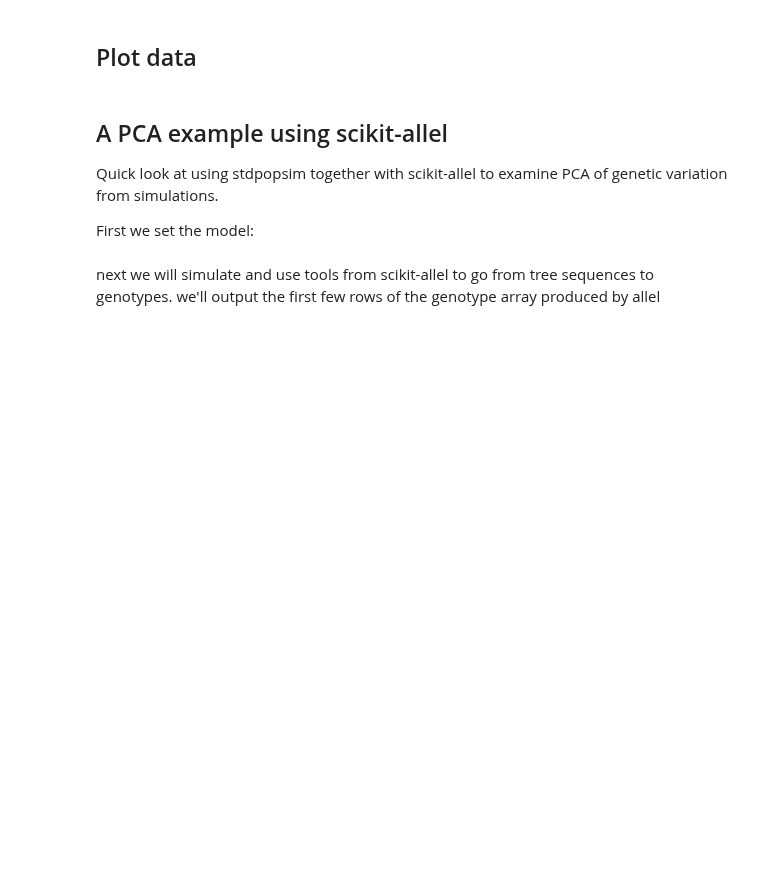
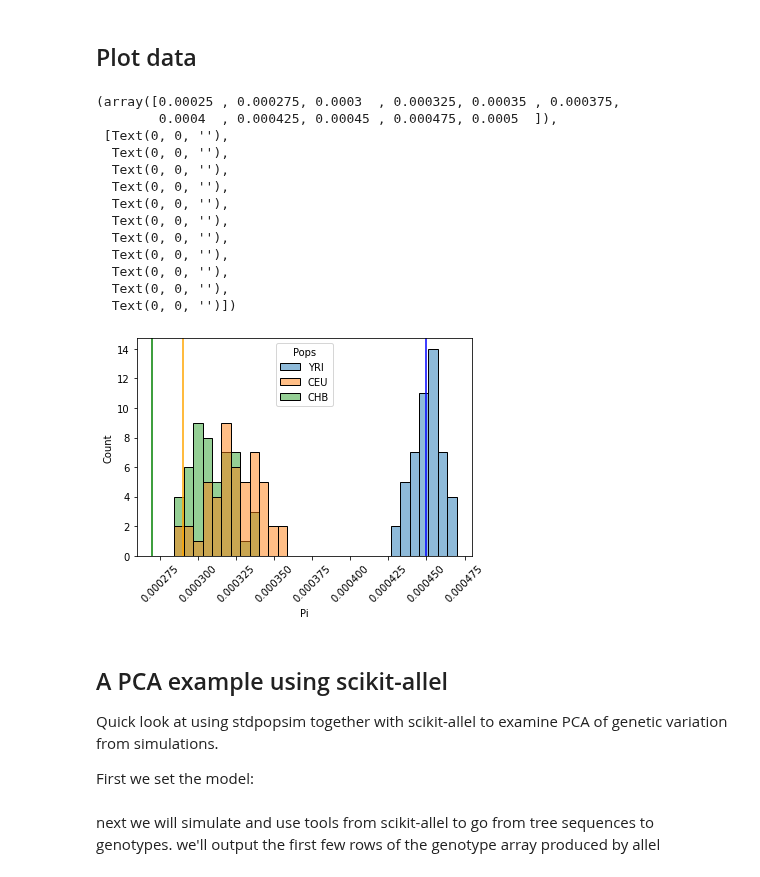
Before and after one commit to popsim-consortium/workshops, a Jupyter notebook: intro_stdpopsim/Intro_stdpopsim.ipynb, the cells around one changed output. Saved outputs shown, nothing was run; the diff lists cells and outputs as text; code cells hidden in the pictures; blank space fills up the shorter version.

```diff
--- a/intro_stdpopsim/Intro_stdpopsim.ipynb
+++ b/intro_stdpopsim/Intro_stdpopsim.ipynb
@@ -169,7 +224,7 @@ with open("OutOfAfrica_3G09_API.vcf", "w") as vcf_file:
 # %%
 species = stdpopsim.get_species("") #fill me!
 model = species.get_demographic_model('') #fill me!
-samples = model.get_samples() #fill me!
+samples =  #fill me!
 engine = stdpopsim.get_engine('msprime')
 contig = species.get_contig("", length_multiplier=0.1) #fill me!
 ts = engine.simulate(model, contig, samples)
@@ -271,7 +439,7 @@ _Do we want to reduce the chromosome size?_
 import stdpopsim
 species = stdpopsim.get_species("HomSap")
 model = species.get_demographic_model('OutOfAfrica_3G09')
-samples = model.get_samples(10, 10, 10)
+samples = {"YRI": 10, "CHB": 10, "CEU": 10}
 engine = stdpopsim.get_engine('msprime')
 contig = species.get_contig("chr22", length_multiplier=0.1)
 # %% [markdown]
@@ -305,5 +478,5 @@ Convert simulated stats to a dataframe (only dataframes are easy to work with),
 # %%
 import pandas as pd
 pi_df = pd.DataFrame(
-    data=pi_list, columns=[pop.id for pop in model.populations])
+    data=pi_list, columns=[pop.name for pop in model.populations])
 pi_df.head()
@@ -314,10 +494,26 @@ pi_df_melted = pd.melt(pi_df, var_name='Pops', value_name='Pi')
 # %%
 import seaborn as sns
 import matplotlib.pyplot as plt
 ax = sns.histplot(data=pi_df_melted, x="Pi", hue="Pops", bins=30)
 ax.axvline(x=piA, color='blue')
 ax.axvline(x=piB, color='orange')
 ax.axvline(x=piC, color='green')
+plt.xticks(rotation=45)
+# %% [output]
+(array([0.00025 , 0.000275, 0.0003  , 0.000325, 0.00035 , 0.000375,
+        0.0004  , 0.000425, 0.00045 , 0.000475, 0.0005  ]),
+ [Text(0, 0, ''),
+  Text(0, 0, ''),
+  Text(0, 0, ''),
+  Text(0, 0, ''),
+  Text(0, 0, ''),
+  Text(0, 0, ''),
+  Text(0, 0, ''),
+  Text(0, 0, ''),
+  Text(0, 0, ''),
+  Text(0, 0, ''),
+  Text(0, 0, '')])
+[figure, added]
 # %% [markdown]
 ## A PCA example using scikit-allel
 Quick look at using stdpopsim together with scikit-allel to examine PCA of genetic variation from simulations.
```
Also changed, not shown: parts of 28 cells of this notebook, 2 other files.
